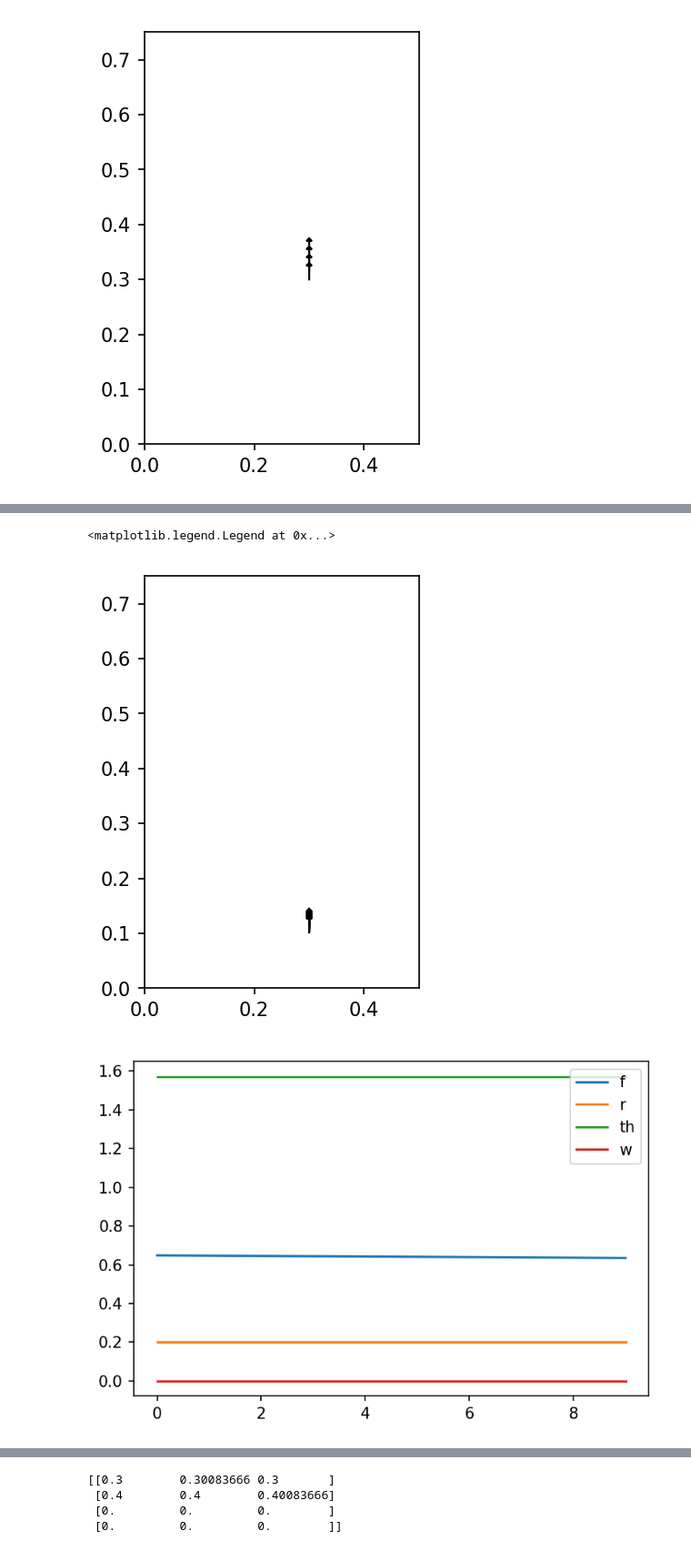
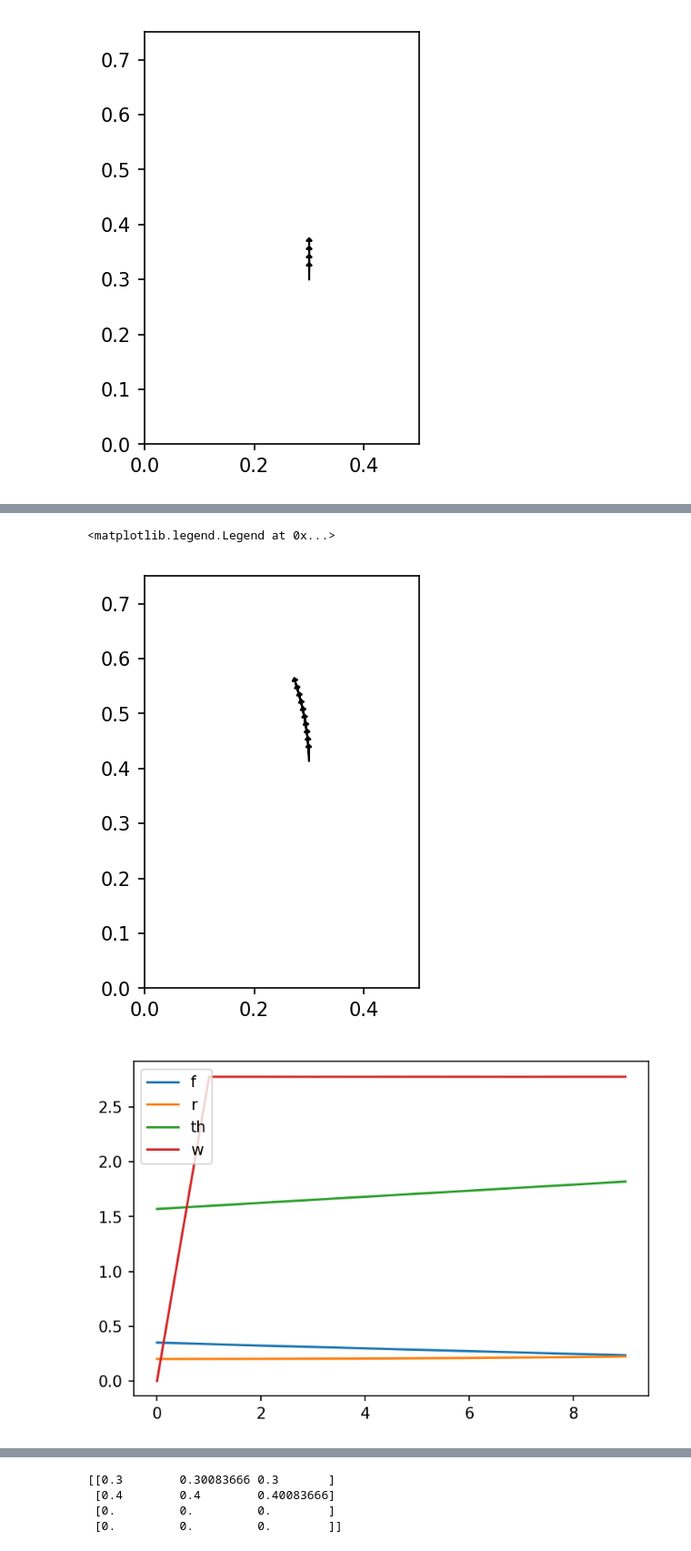
Before and after one commit to samer1248/ECE209AS-Lab3, a Jupyter notebook: project3.ipynb, the cells around one changed output, grey strips where cells are left out. Shown at 91% size. Drawn from its saved outputs; the diff is of its cells as text; code cells hidden in the pictures.

```diff
--- a/project3.ipynb
+++ b/project3.ipynb
@@ -77,7 +77,7 @@ def forward_dynamic(state,controls):
         d = wc*dt
         xd = (x-cx)*cos(d) - (y-cy)*sin(d) + cx
         yd = (x-cx)*sin(d) + (y-cy)*cos(d) + cy
-        thd = (th+d)%(2*pi)
+        thd = (th+d)#%(2*pi)
     else:
         v = vr
         d = v*dt
@@ -147,10 +147,10 @@ def state_to_sensor(state,noise_std = None):
         if noise_std is not None:
             f = f + np.sqrt(noise_std[0])* np.random.randn()
 
-    th = (state[2]+pi/2)%(2*pi)
+    th = (state[2]+pi/2)#%(2*pi)
     w = state[3]
     if noise_std is not None:
-         th = (th + np.sqrt(noise_std[2])* np.random.randn())%(2*pi)
+         th = (th + np.sqrt(noise_std[2])* np.random.randn())#%(2*pi)
          w = w + np.sqrt(noise_std[3])* np.random.randn()
     return [f,r,th,w]
 # %%
@@ -187,17 +188,22 @@ def plot_state_seq(states):
 #         print(state)
         plot_robot(state,ax)
 # %%
-traj = [[6,6]]*10
-state = [0.3,0.1,0,0]
-state_seq,obs_seq = trace_traj(state,traj)
+control_seq = [[50,60]]*10
+init_state = [0.3,0.4,0,0]
+actuation_noise_std = np.ones((2,))*1e-7
+measurement_noise_std = np.ones((4,))*1e-7
+measure_noise_cov = np.diag(measurement_noise_std)
+state_noise_cov = np.diag(measurement_noise_std)
+
+state_seq,obs_seq = trace_traj(init_state,control_seq,actuation_noise_std,measurement_noise_std)
 plot_state_seq(state_seq)
 plt.figure()
 plt.plot(np.array(obs_seq))
 plt.legend(['f','r','th','w'])
 plt.figure()
 plt.plot(np.array(state_seq))
 plt.legend(['x','y','th','w'])
 # %% [output]
 <matplotlib.legend.Legend at 0x...>
-[figure, old version]
+[figure, new version]
-[figure, old version]
+[figure, new version]
```
Also changed, not shown: parts of 12 cells of this notebook, 2 other files.
